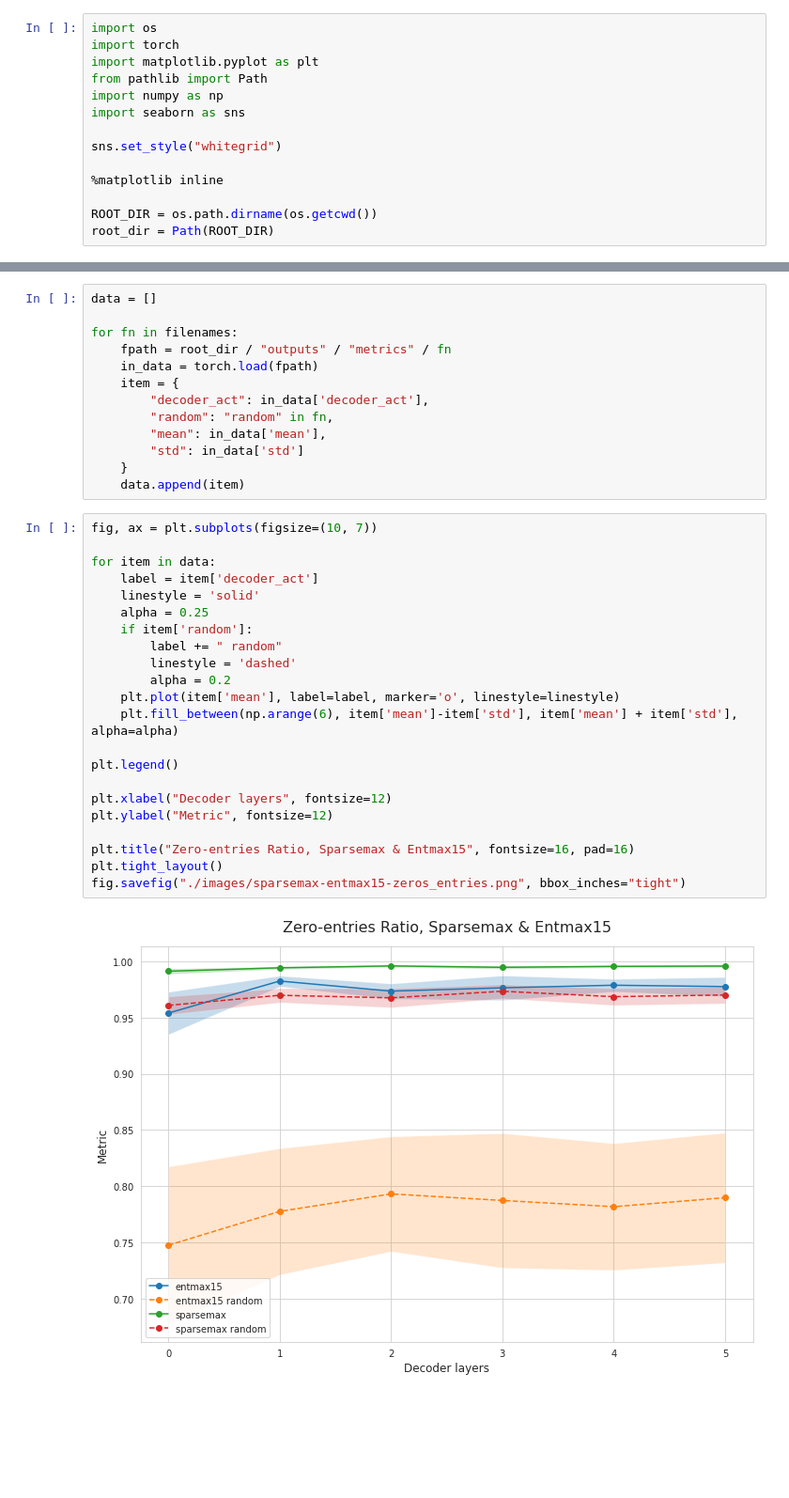
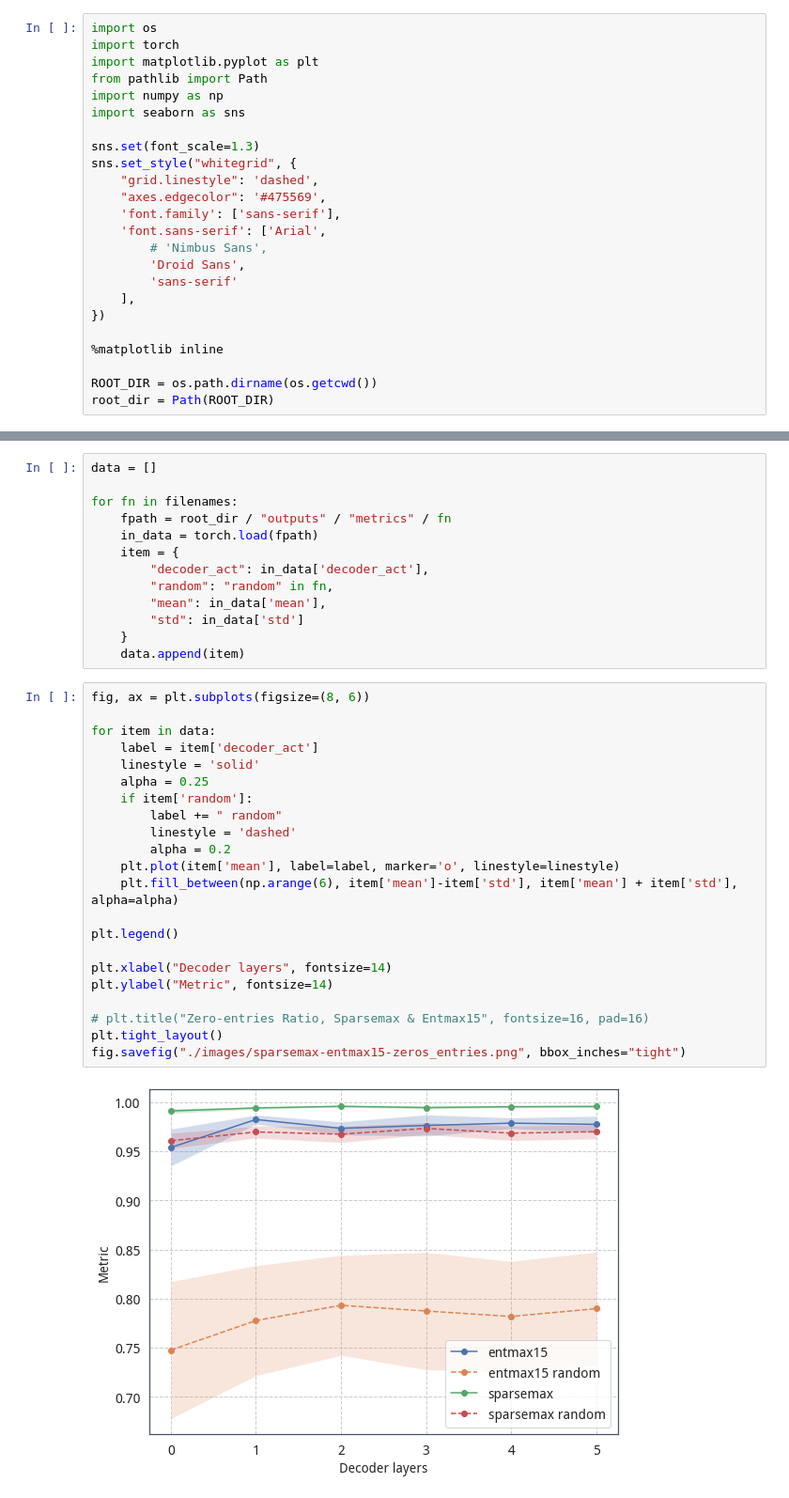
Before and after one commit to erikdao/sparse-detector, a Jupyter notebook: notebooks/val_metrics_analyses.ipynb, the cells around one changed output, grey strips where cells are left out. Shown at 94% size. Saved outputs shown, nothing was run; the diff lists cells and outputs as text; blank space fills up the shorter version.

```diff
--- a/notebooks/val_metrics_analyses.ipynb
+++ b/notebooks/val_metrics_analyses.ipynb
@@ -10,7 +10,17 @@ from pathlib import Path
 import numpy as np
 import seaborn as sns
 
-sns.set_style("whitegrid")
+sns.set(font_scale=1.3)
+sns.set_style("whitegrid", {
+    "grid.linestyle": 'dashed',
+    "axes.edgecolor": '#475569',
+    'font.family': ['sans-serif'],
+    'font.sans-serif': ['Arial',
+        # 'Nimbus Sans',
+        'Droid Sans',
+        'sans-serif'
+    ],
+})
 
 %matplotlib inline
 
@@ -107,26 +174,26 @@ for fn in filenames:
     }
     data.append(item)
 # %%
-fig, ax = plt.subplots(figsize=(10, 7))
+fig, ax = plt.subplots(figsize=(8, 6))
 
 for item in data:
     label = item['decoder_act']
     linestyle = 'solid'
     alpha = 0.25
     if item['random']:
         label += " random"
         linestyle = 'dashed'
         alpha = 0.2
     plt.plot(item['mean'], label=label, marker='o', linestyle=linestyle)
     plt.fill_between(np.arange(6), item['mean']-item['std'], item['mean'] + item['std'], alpha=alpha)
 
 plt.legend()
 
-plt.xlabel("Decoder layers", fontsize=12)
-plt.ylabel("Metric", fontsize=12)
+plt.xlabel("Decoder layers", fontsize=14)
+plt.ylabel("Metric", fontsize=14)
 
-plt.title("Zero-entries Ratio, Sparsemax & Entmax15", fontsize=16, pad=16)
+# plt.title("Zero-entries Ratio, Sparsemax & Entmax15", fontsize=16, pad=16)
 plt.tight_layout()
 fig.savefig("./images/sparsemax-entmax15-zeros_entries.png", bbox_inches="tight")
 # %% [output]
-[figure, old version]
+[figure, new version]
```
Also changed, not shown: parts of 4 cells of this notebook, 7 other files.
